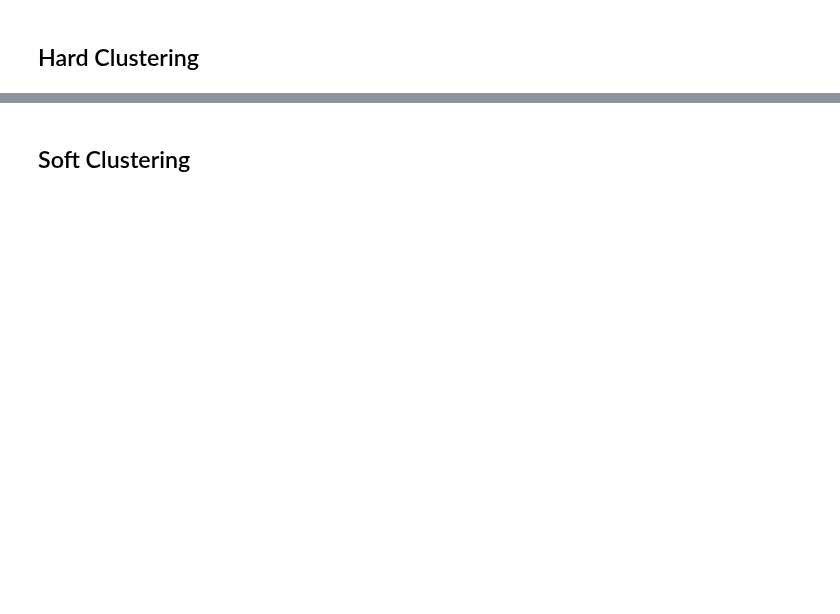
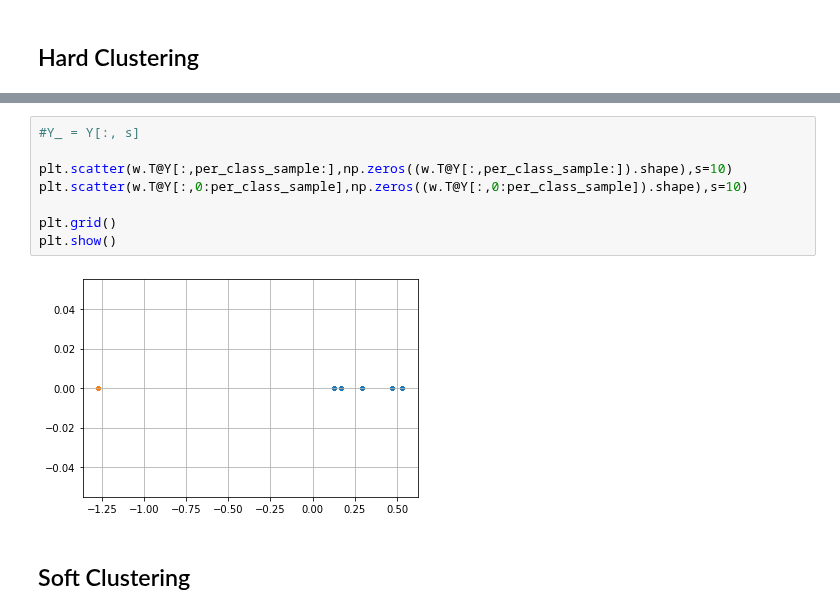
Before and after one commit to flatironinstitute/bio-lda, a Jupyter notebook: Clustering.ipynb, the cells around one changed output, grey strips where cells are left out. Cells and saved outputs as stored; diff of their text form; blank space fills up the shorter version.

```diff
--- a/Clustering.ipynb
+++ b/Clustering.ipynb
@@ -95,3 +201,13 @@ Cluster 2 mean: [0.03538942 9.87316883]
+# %%
+#Y_ = Y[:, s]
+
+plt.scatter(w.T@Y[:,per_class_sample:],np.zeros((w.T@Y[:,per_class_sample:]).shape),s=10)
+plt.scatter(w.T@Y[:,0:per_class_sample],np.zeros((w.T@Y[:,0:per_class_sample]).shape),s=10)
+
+plt.grid()
+plt.show()
+# %% [output]
+[figure, added]
 # %% [markdown]
 ## Soft Clustering
 # %%
```
Also changed, not shown: parts of 14 cells of this notebook, 1 other file.
